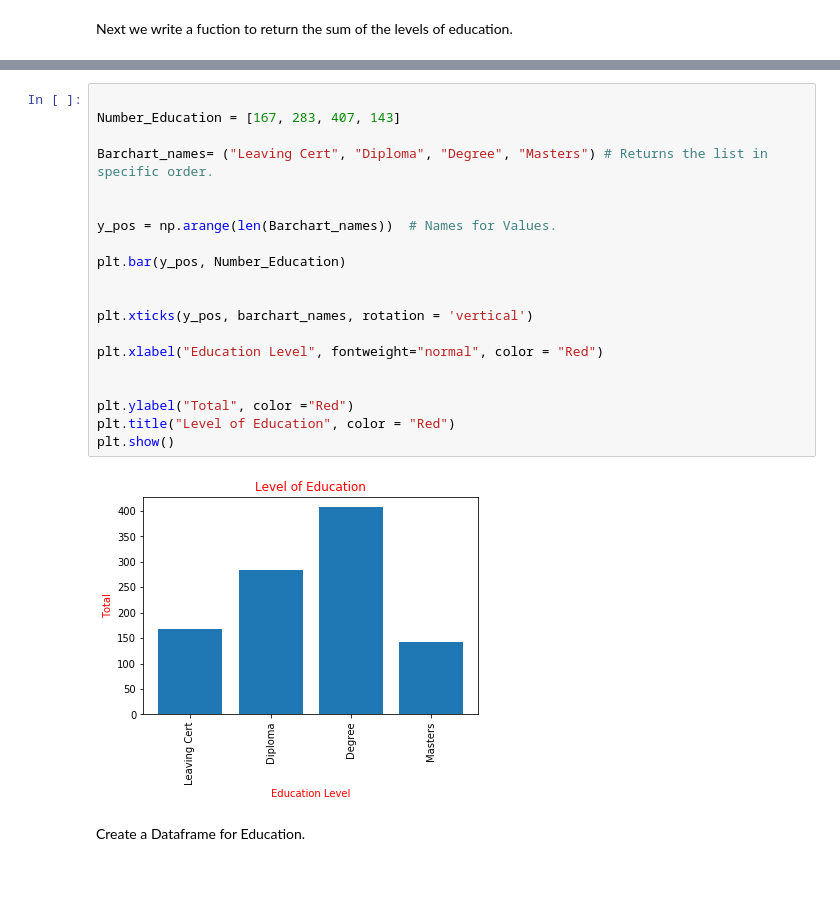
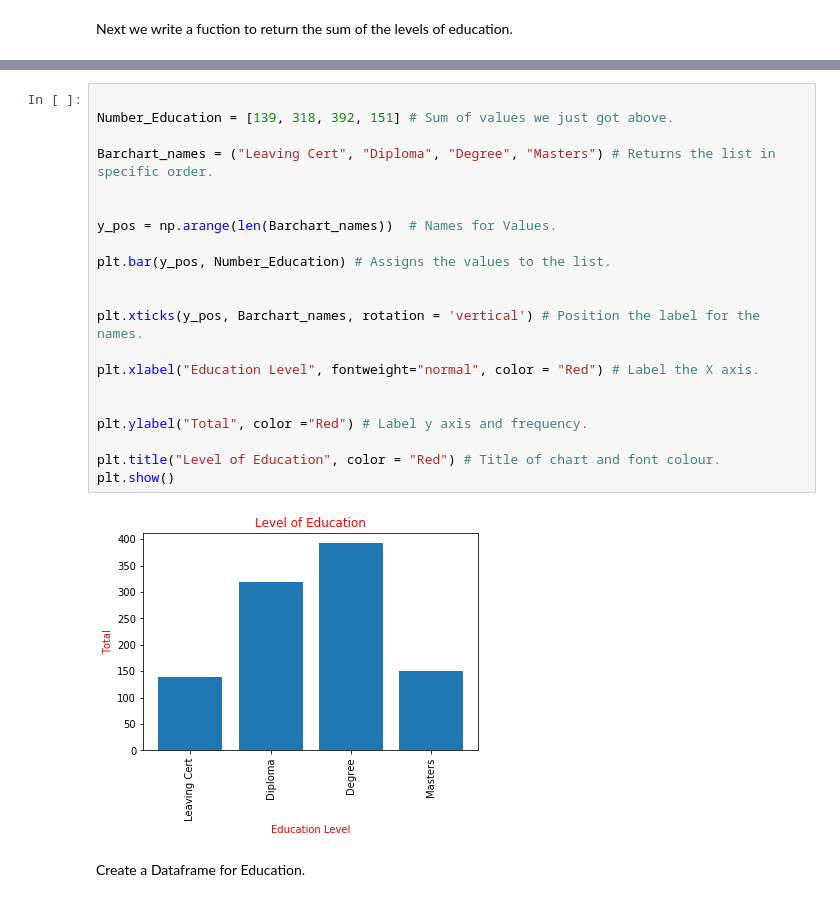
Before and after one commit to daithimarkham/Programming-for-Data-Analysis-Project-2019, a Jupyter notebook: Programming for Data Analysis Project 2019.ipynb, the cells around one changed output, grey strips where cells are left out. Cells and saved outputs as stored; diff of their text form.

```diff
--- a/Programming for Data Analysis Project 2019.ipynb
+++ b/Programming for Data Analysis Project 2019.ipynb
@@ -348,25 +351,26 @@ print(np.asarray((unique_elements, counts_elements))) # Displays sum of the valu
 # %%
 
-Number_Education = [167, 283, 407, 143]
+Number_Education = [139, 318, 392, 151] # Sum of values we just got above.
 
-Barchart_names= ("Leaving Cert", "Diploma", "Degree", "Masters") # Returns the list in specific order.
+Barchart_names = ("Leaving Cert", "Diploma", "Degree", "Masters") # Returns the list in specific order.
 
 
 y_pos = np.arange(len(Barchart_names))  # Names for Values.
 
-plt.bar(y_pos, Number_Education)
+plt.bar(y_pos, Number_Education) # Assigns the values to the list.
 
 
-plt.xticks(y_pos, barchart_names, rotation = 'vertical')
+plt.xticks(y_pos, Barchart_names, rotation = 'vertical') # Position the label for the names.
 
-plt.xlabel("Education Level", fontweight="normal", color = "Red")
+plt.xlabel("Education Level", fontweight="normal", color = "Red") # Label the X axis.
 
 
-plt.ylabel("Total", color ="Red")
-plt.title("Level of Education", color = "Red")
+plt.ylabel("Total", color ="Red") # Label y axis and frequency.
+
+plt.title("Level of Education", color = "Red") # Title of chart and font colour.
 plt.show()
 # %% [output]
-[figure, old version]
+[figure, new version]
 # %% [markdown]
 Create a Dataframe for Education.
 # %%
```
Also changed, not shown: parts of 30 cells of this notebook.
